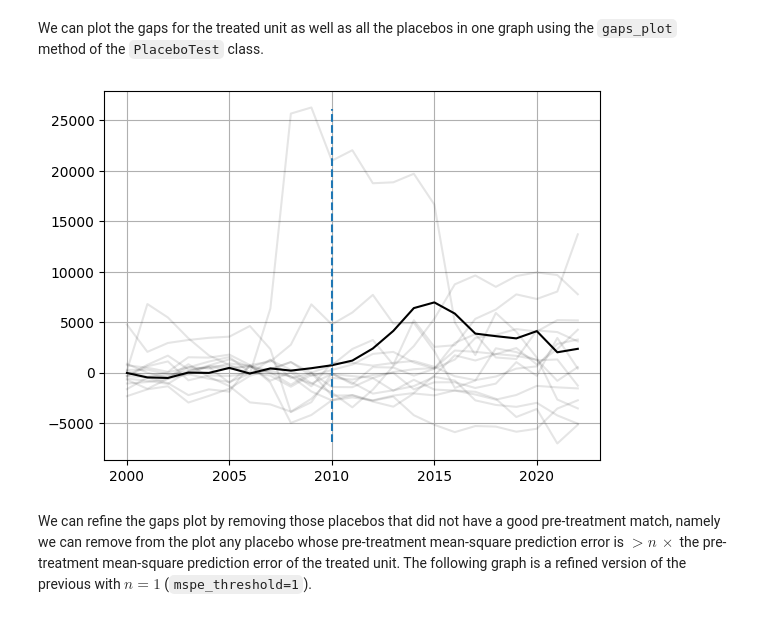
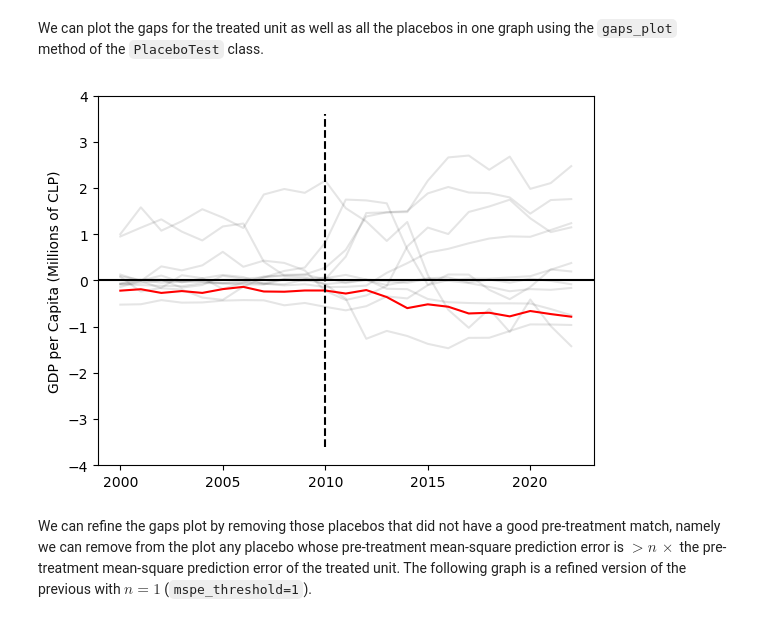
Before and after one commit to diodz/dpl-earthquakes, a Jupyter notebook: notebooks/Maule SCM.ipynb, the cells around one changed output. Saved outputs shown, nothing was run; the diff lists cells and outputs as text; code cells hidden in the pictures.

Commit message:
problem with chile placebo

```diff
--- a/notebooks/Maule SCM.ipynb
+++ b/notebooks/Maule SCM.ipynb
@@ -12,6 +12,8 @@ Sectoral shares of GDP: agriculture, administration, construction, education, fi
 
 
 Percentage of the population with a tertiary educational level (averaged between 2007 and 2010)
+# %%
+CHILE_PLOT_YAXIS_LABEL = 'GDP per Capita (Millions of CLP)'
 # %%
 from pysyncon import Dataprep, Synth
 from pysyncon.utils import PlaceboTest
@@ -129,12 +128,13 @@ Calculating treated unit gaps.
 Done.
 # %% [markdown]
 We can plot the gaps for the treated unit as well as all the placebos in one graph using the `gaps_plot` method of the `PlaceboTest` class.
-# %%
-placebo_test.gaps_plot(
-    time_period=range(2000, 2023), treatment_time=2010#, exclude_units=["Spain (Espana)"]
-)
-# %% [output]
-[figure, removed]
+# %%
+import util
+importlib.reload(util)
+util.placebo_plot(placebo_test, time_period=range(2000, 2023), mspe_threshold=100, treatment_time=2010,
+    divide_by=1000000, y_axis_limit=4, y_axis_label=CHILE_PLOT_YAXIS_LABEL, filename='chile_placebo.png')
+# %% [output]
+[figure, added]
 # %% [markdown]
 We can refine the gaps plot by removing those placebos that did not have a good pre-treatment match, namely we can remove from the plot any placebo whose pre-treatment mean-square prediction error is $> n\, \times $ the pre-treatment mean-square prediction error of the treated unit. The following graph is a refined version of the previous with $n=1$ (`mspe_threshold=1`).
 # %%
```
Also changed, not shown: parts of 3 cells of this notebook, 3 other files.
